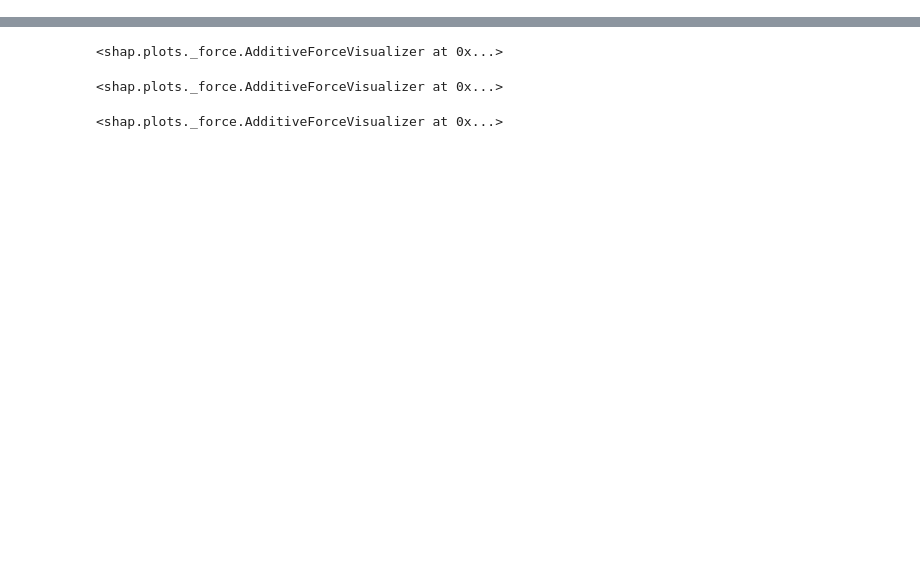
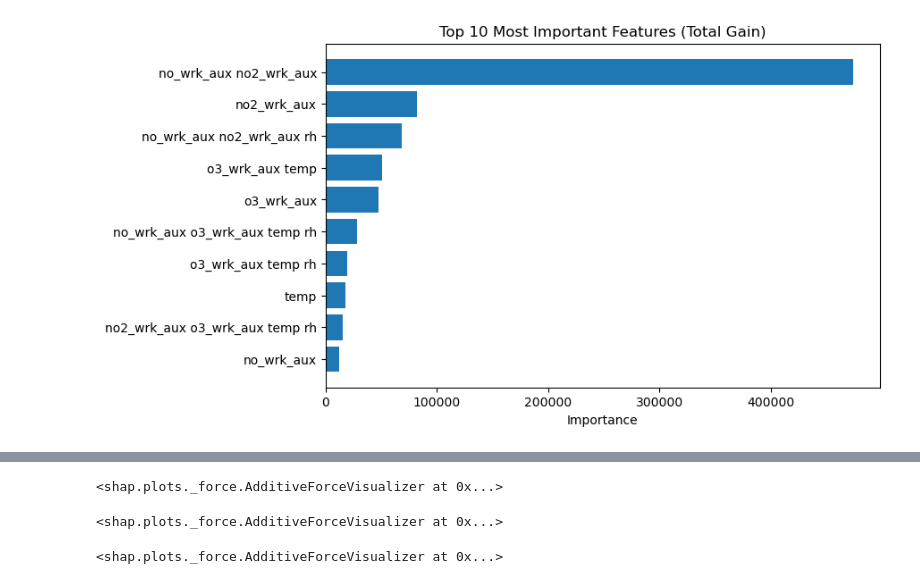
Before and after one commit to gberggg/data1030_finalproject, a Jupyter notebook: Multiple_algos_quadratic.ipynb, the cells around one changed output, grey strips where cells are left out. Saved outputs shown, nothing was run; the diff lists cells and outputs as text; code cells hidden in the pictures; blank space fills up the shorter version.

```diff
--- a/Multiple_algos_quadratic.ipynb
+++ b/Multiple_algos_quadratic.ipynb
@@ -640,0 +632,27 @@ plt.gca().invert_yaxis()
+# %%
+# XGB TOTAL GAIN PLOT
+
+aligned_results = []
+
+for df in xgb_totalgain_results:
+    # reindex to order each result
+    aligned_results.append(df.reindex(index=feature_names))
+
+# average results
+combined_results = pd.concat(aligned_results, axis=1)
+xgb_totalgain_summary = combined_results.mean(axis=1)
+xgb_totalgain_summary_df = pd.DataFrame(xgb_totalgain_summary, columns=['mean_score'])
+
+# top 10 features
+sorted_idx = xgb_totalgain_summary_df.sort_values(ascending=False, by = "mean_score").index[:10]
+sorted_totalgain = xgb_totalgain_summary_df.loc[sorted_idx]
+
+# total Gain
+plt.figure(figsize=(8, 5))
+plt.barh(sorted_totalgain.index, sorted_totalgain["mean_score"])
+plt.xlabel('Importance')
+plt.title('Top 10 Most Important Features (Total Gain)')
+plt.gca().invert_yaxis()
+plt.savefig('feat_importance_figures/interp2_xgb_totalgain.png')
+# %% [output]
+[figure, added]
```
Also changed, not shown: parts of 32 cells of this notebook, 23 other files.
